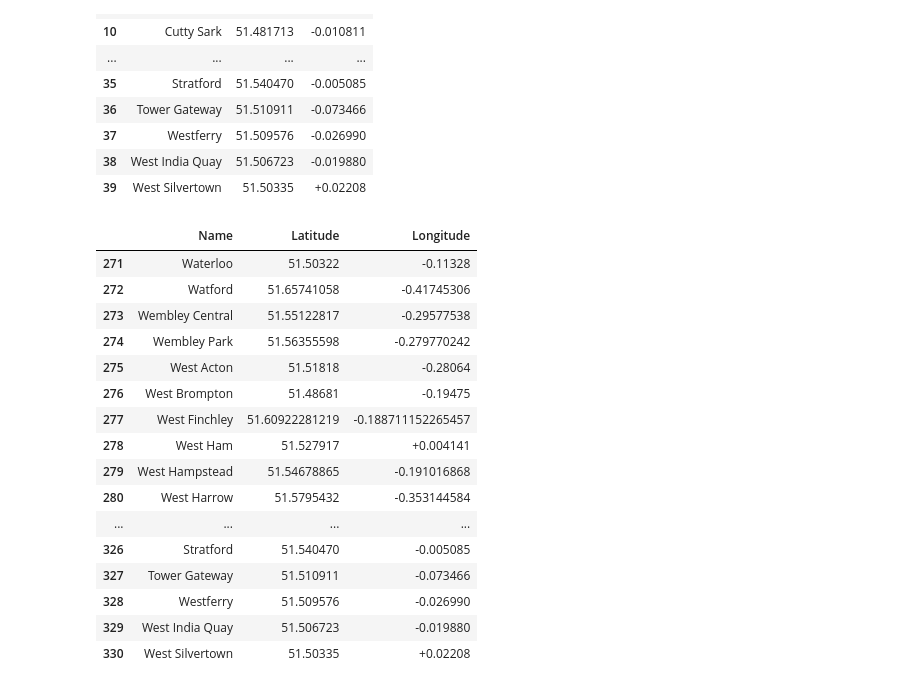
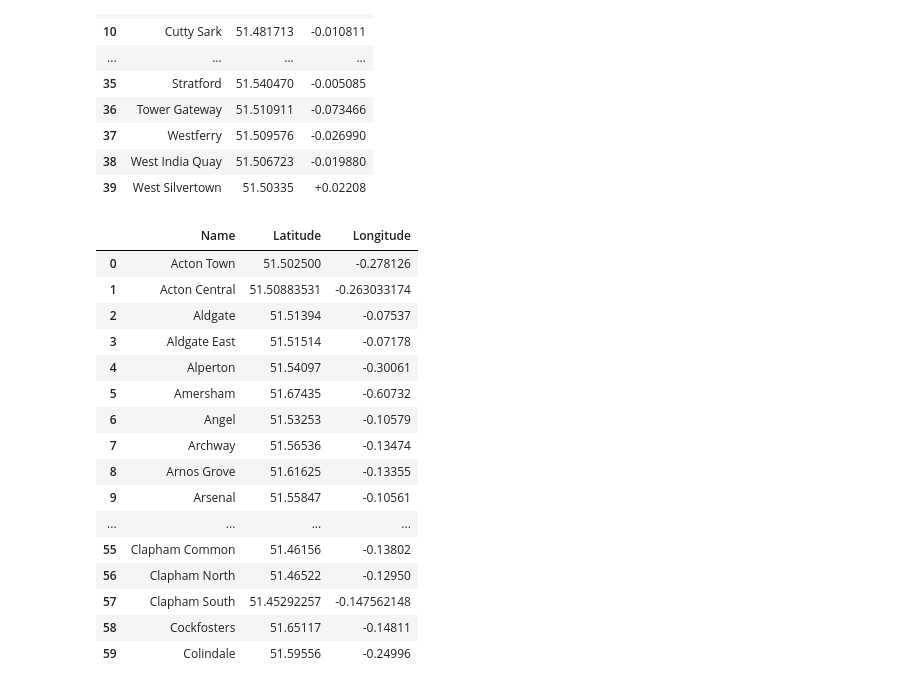
Before and after one commit to AimanxxAnsari/analysis-of-tfl-data, a Jupyter notebook: python-notebooks/webscrapping-data.ipynb, the cells around one changed output. Cells and saved outputs as stored; diff of their text form; code cells hidden in the pictures.

```diff
--- a/python-notebooks/webscrapping-data.ipynb
+++ b/python-notebooks/webscrapping-data.ipynb
@@ -121,22 +121,22 @@ dlr_df
 | 39 | West Silvertown | 51.50335 | +0.02208 |
 # %%
 tfl_df = pd.concat([underground_df, dlr_df], axis=0, ignore_index=True)
-tfl_df.tail(60)
+tfl_df.head(60)
 # %% [output]
 |  | Name | Latitude | Longitude |
-| 271 | Waterloo | 51.50322 | -0.11328 |
-| 272 | Watford | 51.65741058 | -0.41745306 |
-| 273 | Wembley Central | 51.55122817 | -0.29577538 |
-| 274 | Wembley Park | 51.56355598 | -0.279770242 |
-| 275 | West Acton | 51.51818 | -0.28064 |
-| 276 | West Brompton | 51.48681 | -0.19475 |
-| 277 | West Finchley | 51.60922281219 | -0.188711152265457 |
-| 278 | West Ham | 51.527917 | +0.004141 |
-| 279 | West Hampstead | 51.54678865 | -0.191016868 |
-| 280 | West Harrow | 51.5795432 | -0.353144584 |
+| 0 | Acton Town | 51.502500 | -0.278126 |
+| 1 | Acton Central | 51.50883531 | -0.263033174 |
+| 2 | Aldgate | 51.51394 | -0.07537 |
+| 3 | Aldgate East | 51.51514 | -0.07178 |
+| 4 | Alperton | 51.54097 | -0.30061 |
+| 5 | Amersham | 51.67435 | -0.60732 |
+| 6 | Angel | 51.53253 | -0.10579 |
+| 7 | Archway | 51.56536 | -0.13474 |
+| 8 | Arnos Grove | 51.61625 | -0.13355 |
+| 9 | Arsenal | 51.55847 | -0.10561 |
 | ... | ... | ... | ... |
-| 326 | Stratford | 51.540470 | -0.005085 |
-| 327 | Tower Gateway | 51.510911 | -0.073466 |
-| 328 | Westferry | 51.509576 | -0.026990 |
-| 329 | West India Quay | 51.506723 | -0.019880 |
-| 330 | West Silvertown | 51.50335 | +0.02208 |
+| 55 | Clapham Common | 51.46156 | -0.13802 |
+| 56 | Clapham North | 51.46522 | -0.12950 |
+| 57 | Clapham South | 51.45292257 | -0.147562148 |
+| 58 | Cockfosters | 51.65117 | -0.14811 |
+| 59 | Colindale | 51.59556 | -0.24996 |
```
Also changed, not shown: parts of 3 cells of this notebook, 7 other files.
